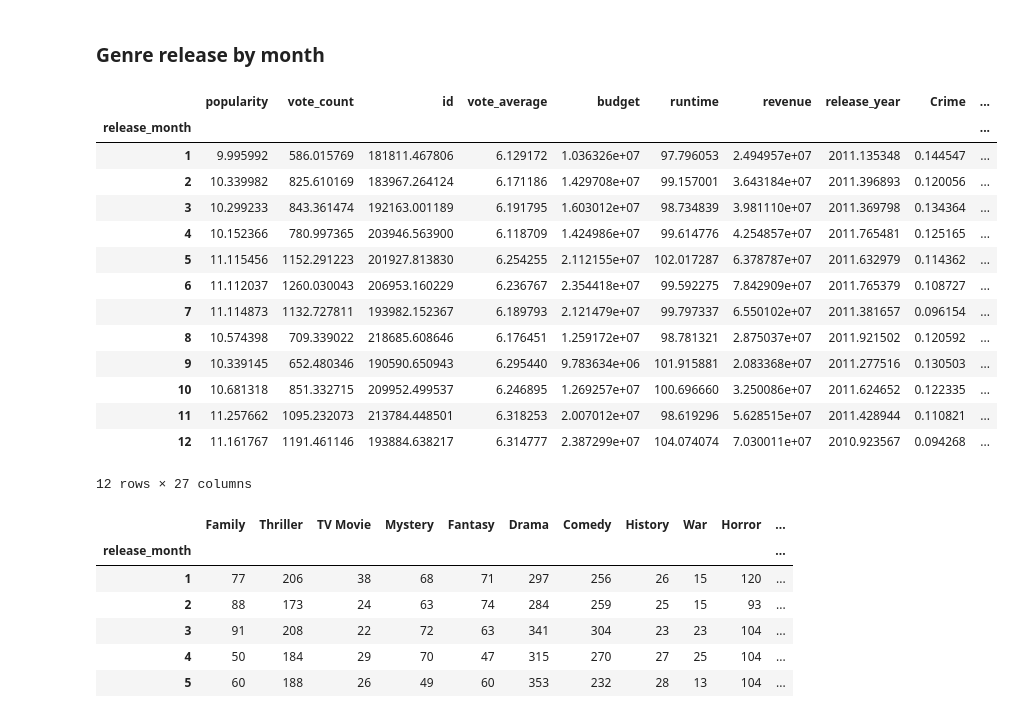
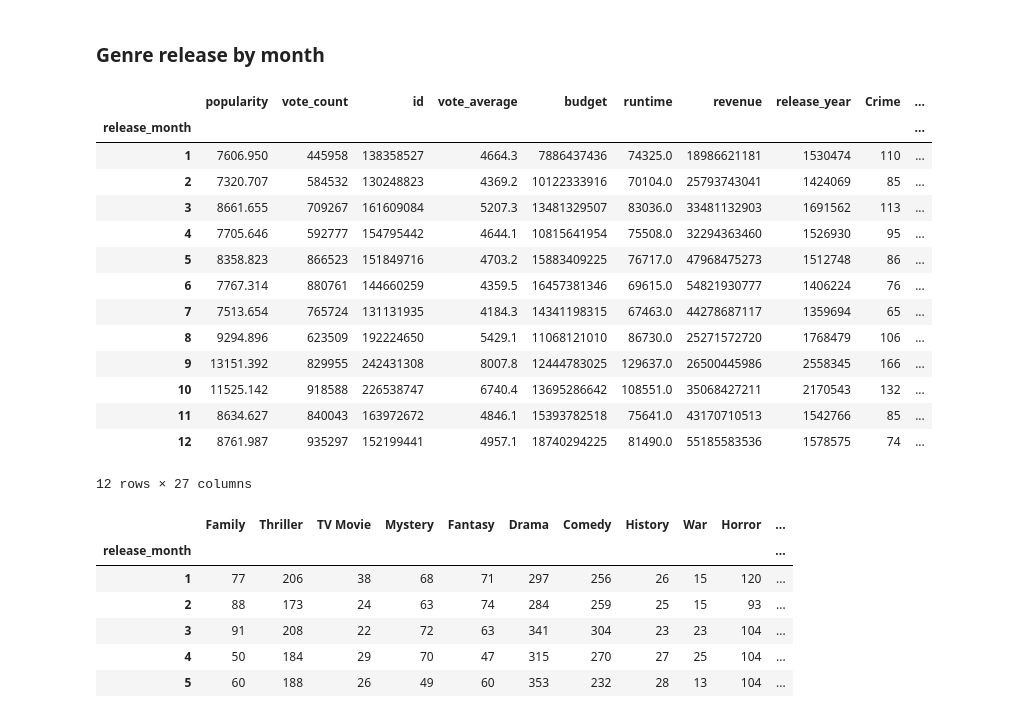
Before and after one commit to carlosiruiz/movie_market_analysis, a Jupyter notebook: TMDB Data by Popularity.ipynb, the cells around one changed output. Drawn from its saved outputs; the diff is of its cells as text; code cells hidden in the pictures.

```diff
--- a/TMDB Data by Popularity.ipynb
+++ b/TMDB Data by Popularity.ipynb
@@ -726,23 +743,23 @@ range(0, 20)
 # %% [markdown]
 ### Genre release by month
 # %%
-month_groupby = df.groupby(['release_month']).mean()
+month_groupby = df.groupby(['release_month']).sum()
 month_groupby
 # %% [output]
 |  | popularity | vote_count | id | vote_average | budget | runtime | revenue | release_year | Crime | ... |
 | release_month |  |  |  |  |  |  |  |  |  | ... |
-| 1 | 9.995992 | 586.015769 | 181811.467806 | 6.129172 | 1.036326e+07 | 97.796053 | 2.494957e+07 | 2011.135348 | 0.144547 | ... |
-| 2 | 10.339982 | 825.610169 | 183967.264124 | 6.171186 | 1.429708e+07 | 99.157001 | 3.643184e+07 | 2011.396893 | 0.120056 | ... |
-| 3 | 10.299233 | 843.361474 | 192163.001189 | 6.191795 | 1.603012e+07 | 98.734839 | 3.981110e+07 | 2011.369798 | 0.134364 | ... |
-| 4 | 10.152366 | 780.997365 | 203946.563900 | 6.118709 | 1.424986e+07 | 99.614776 | 4.254857e+07 | 2011.765481 | 0.125165 | ... |
-| 5 | 11.115456 | 1152.291223 | 201927.813830 | 6.254255 | 2.112155e+07 | 102.017287 | 6.378787e+07 | 2011.632979 | 0.114362 | ... |
-| 6 | 11.112037 | 1260.030043 | 206953.160229 | 6.236767 | 2.354418e+07 | 99.592275 | 7.842909e+07 | 2011.765379 | 0.108727 | ... |
-| 7 | 11.114873 | 1132.727811 | 193982.152367 | 6.189793 | 2.121479e+07 | 99.797337 | 6.550102e+07 | 2011.381657 | 0.096154 | ... |
-| 8 | 10.574398 | 709.339022 | 218685.608646 | 6.176451 | 1.259172e+07 | 98.781321 | 2.875037e+07 | 2011.921502 | 0.120592 | ... |
-| 9 | 10.339145 | 652.480346 | 190590.650943 | 6.295440 | 9.783634e+06 | 101.915881 | 2.083368e+07 | 2011.277516 | 0.130503 | ... |
-| 10 | 10.681318 | 851.332715 | 209952.499537 | 6.246895 | 1.269257e+07 | 100.696660 | 3.250086e+07 | 2011.624652 | 0.122335 | ... |
-| 11 | 11.257662 | 1095.232073 | 213784.448501 | 6.318253 | 2.007012e+07 | 98.619296 | 5.628515e+07 | 2011.428944 | 0.110821 | ... |
-| 12 | 11.161767 | 1191.461146 | 193884.638217 | 6.314777 | 2.387299e+07 | 104.074074 | 7.030011e+07 | 2010.923567 | 0.094268 | ... |
+| 1 | 7606.950 | 445958 | 138358527 | 4664.3 | 7886437436 | 74325.0 | 18986621181 | 1530474 | 110 | ... |
+| 2 | 7320.707 | 584532 | 130248823 | 4369.2 | 10122333916 | 70104.0 | 25793743041 | 1424069 | 85 | ... |
+| 3 | 8661.655 | 709267 | 161609084 | 5207.3 | 13481329507 | 83036.0 | 33481132903 | 1691562 | 113 | ... |
+| 4 | 7705.646 | 592777 | 154795442 | 4644.1 | 10815641954 | 75508.0 | 32294363460 | 1526930 | 95 | ... |
+| 5 | 8358.823 | 866523 | 151849716 | 4703.2 | 15883409225 | 76717.0 | 47968475273 | 1512748 | 86 | ... |
+| 6 | 7767.314 | 880761 | 144660259 | 4359.5 | 16457381346 | 69615.0 | 54821930777 | 1406224 | 76 | ... |
+| 7 | 7513.654 | 765724 | 131131935 | 4184.3 | 14341198315 | 67463.0 | 44278687117 | 1359694 | 65 | ... |
+| 8 | 9294.896 | 623509 | 192224650 | 5429.1 | 11068121010 | 86730.0 | 25271572720 | 1768479 | 106 | ... |
+| 9 | 13151.392 | 829955 | 242431308 | 8007.8 | 12444783025 | 129637.0 | 26500445986 | 2558345 | 166 | ... |
+| 10 | 11525.142 | 918588 | 226538747 | 6740.4 | 13695286642 | 108551.0 | 35068427211 | 2170543 | 132 | ... |
+| 11 | 8634.627 | 840043 | 163972672 | 4846.1 | 15393782518 | 75641.0 | 43170710513 | 1542766 | 85 | ... |
+| 12 | 8761.987 | 935297 | 152199441 | 4957.1 | 18740294225 | 81490.0 | 55185583536 | 1578575 | 74 | ... |
 12 rows × 27 columns
 # %%
 month_groupby_sum=month_groupby.drop(month_groupby.iloc[:,0:9],axis=1)
```
Also changed, not shown: parts of 18 cells of this notebook, 1 other file.
